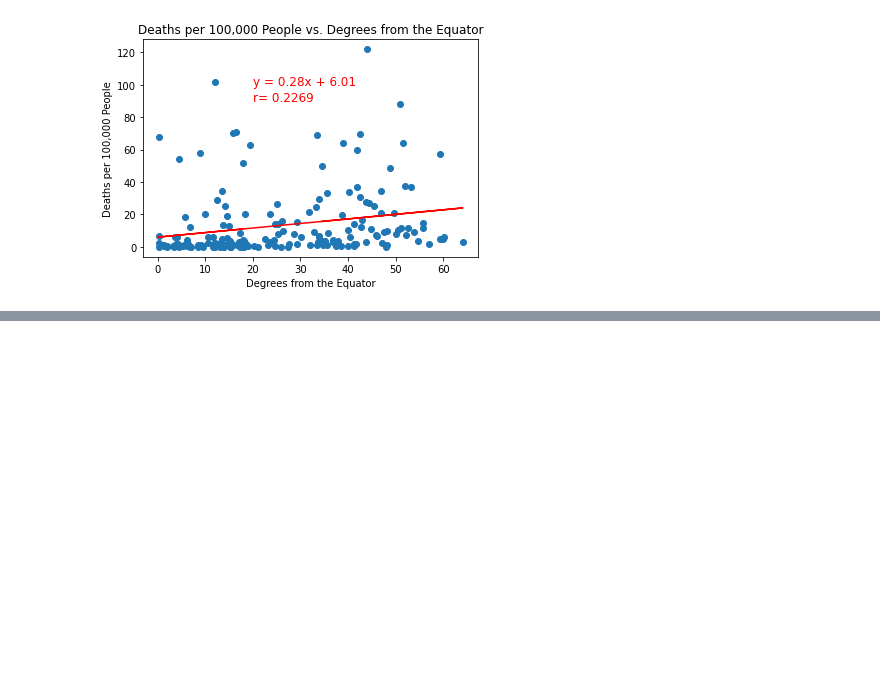
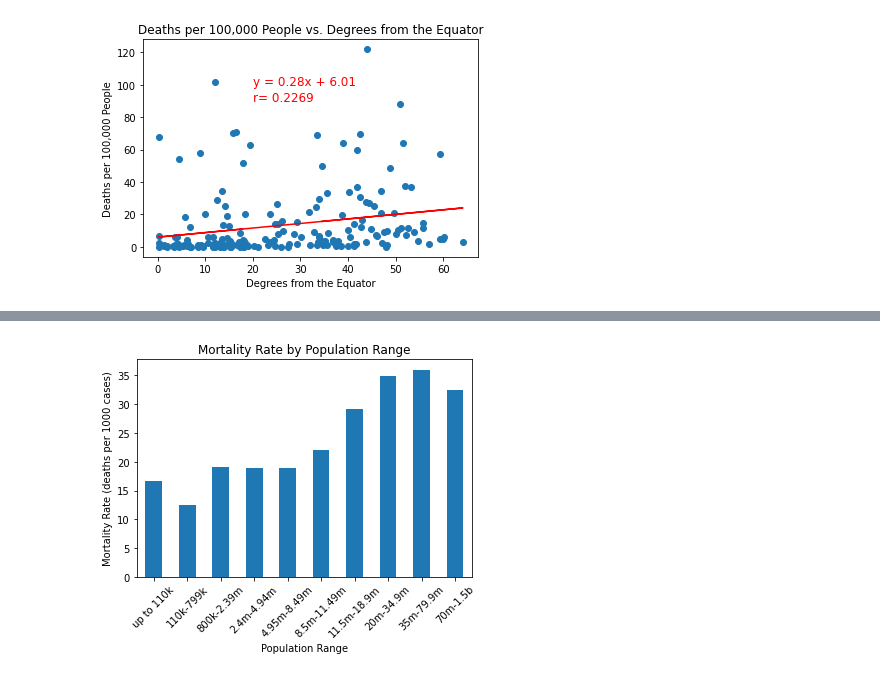
Before and after one commit to AustinRCole/COVID_Lat_GDP_analysis, a Jupyter notebook: Final_COVID_analysis.ipynb, the cells around one changed output, grey strips where cells are left out. Drawn from its saved outputs; the diff is of its cells as text; code cells hidden in the pictures; blank space fills up the shorter version.

```diff
--- a/Final_COVID_analysis.ipynb
+++ b/Final_COVID_analysis.ipynb
@@ -150,0 +361,10 @@ plt.show()
+# %%
+avg_deaths.plot(kind='bar')
+plt.xlabel('Population Range')
+plt.ylabel('Mortality Rate (deaths per 1000 cases)')
+plt.title('Mortality Rate by Population Range')
+plt.xticks(rotation=45)
+plt.savefig('Images/mortality by pop.png')
+plt.show()
+# %% [output]
+[figure, added]
```
Also changed, not shown: parts of 9 cells of this notebook, 33 other files.
